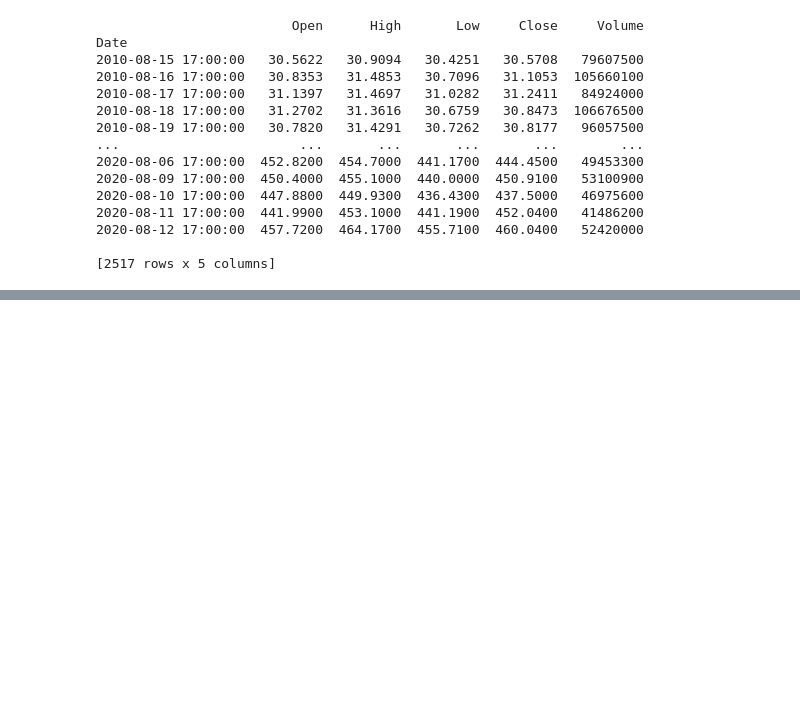
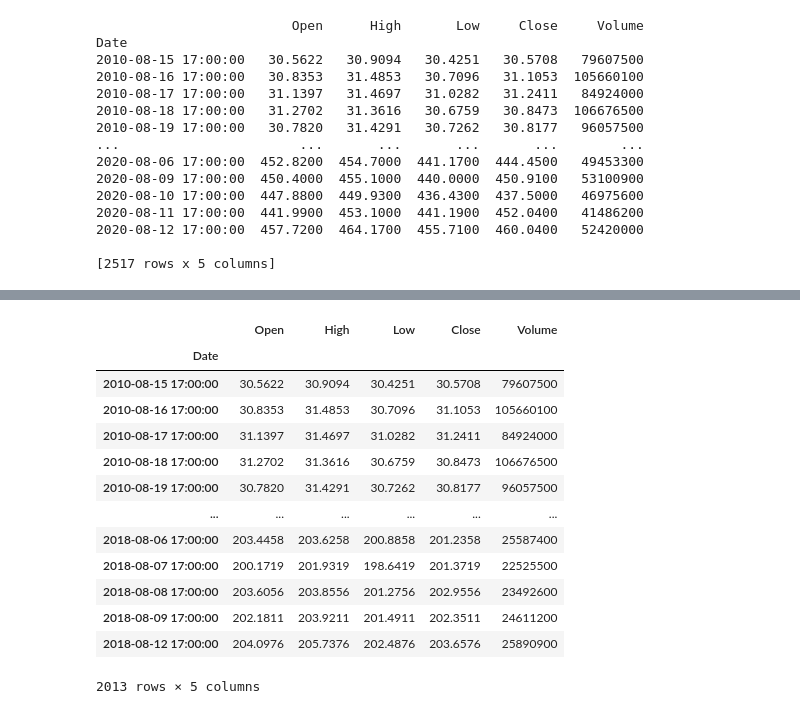
Before and after one commit to hail-marys/little-john, a Jupyter notebook: backup1.ipynb, the cells around one changed output, grey strips where cells are left out. Drawn from its saved outputs; the diff is of its cells as text; code cells hidden in the pictures; blank space fills up the shorter version.

```diff
--- a/backup1.ipynb
+++ b/backup1.ipynb
@@ -150,0 +256,18 @@ Date
+# %%
+apple_train_data = apple_data.iloc[0:2013]
+apple_train_data
+# %% [output]
+|  | Open | High | Low | Close | Volume |
+| Date |  |  |  |  |  |
+| 2010-08-15 17:00:00 | 30.5622 | 30.9094 | 30.4251 | 30.5708 | 79607500 |
+| 2010-08-16 17:00:00 | 30.8353 | 31.4853 | 30.7096 | 31.1053 | 105660100 |
+| 2010-08-17 17:00:00 | 31.1397 | 31.4697 | 31.0282 | 31.2411 | 84924000 |
+| 2010-08-18 17:00:00 | 31.2702 | 31.3616 | 30.6759 | 30.8473 | 106676500 |
+| 2010-08-19 17:00:00 | 30.7820 | 31.4291 | 30.7262 | 30.8177 | 96057500 |
+| ... | ... | ... | ... | ... | ... |
+| 2018-08-06 17:00:00 | 203.4458 | 203.6258 | 200.8858 | 201.2358 | 25587400 |
+| 2018-08-07 17:00:00 | 200.1719 | 201.9319 | 198.6419 | 201.3719 | 22525500 |
+| 2018-08-08 17:00:00 | 203.6056 | 203.8556 | 201.2756 | 202.9556 | 23492600 |
+| 2018-08-09 17:00:00 | 202.1811 | 203.9211 | 201.4911 | 202.3511 | 24611200 |
+| 2018-08-12 17:00:00 | 204.0976 | 205.7376 | 202.4876 | 203.6576 | 25890900 |
+2013 rows × 5 columns
```
Also changed, not shown: parts of 22 cells of this notebook, 6 other files.
